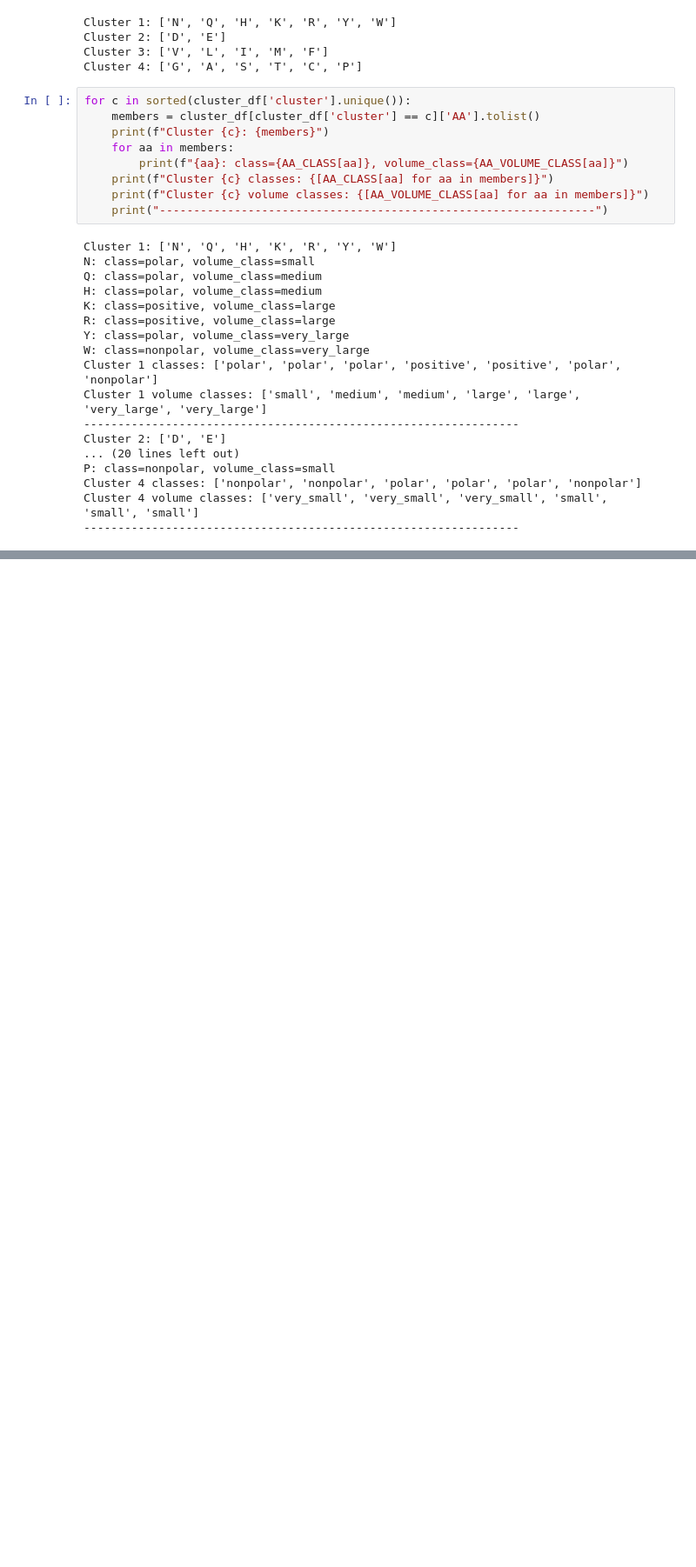
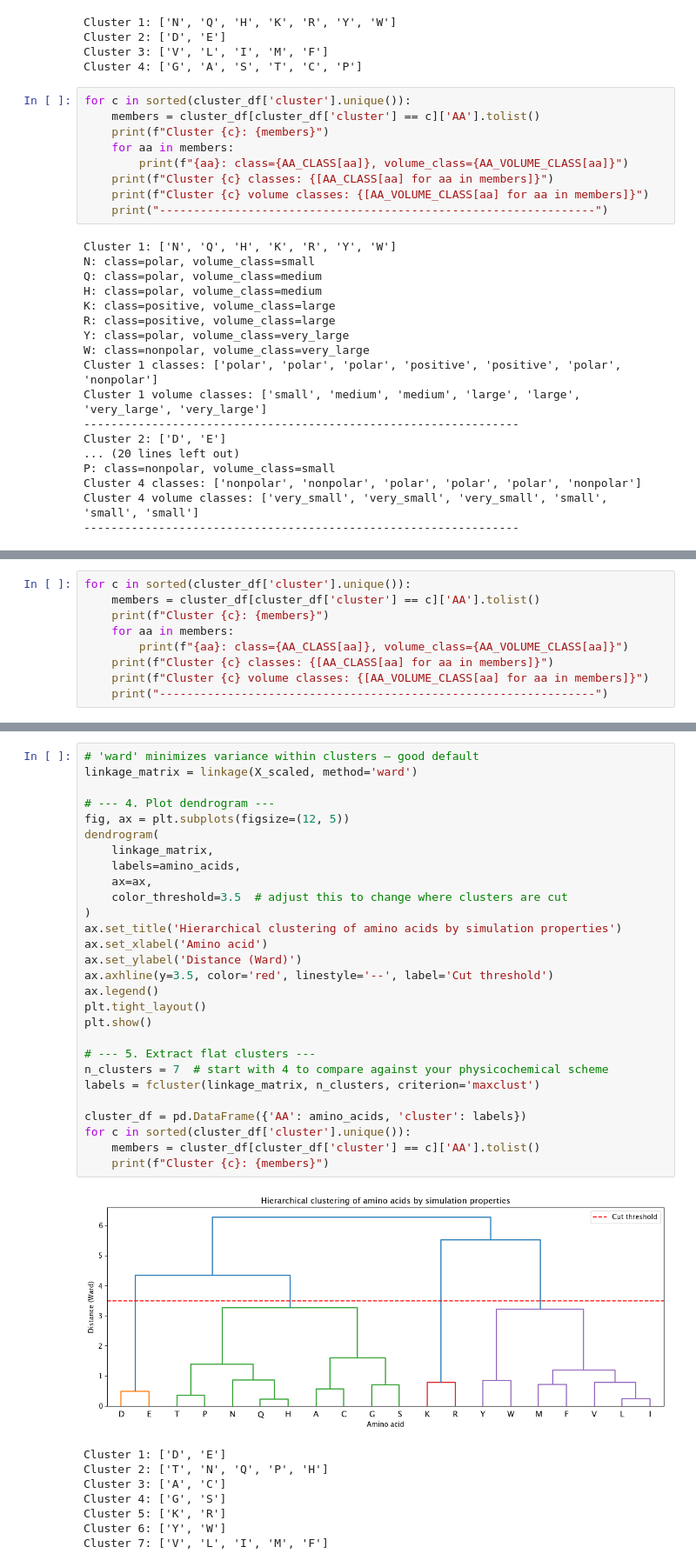
Before and after one commit to ivaidya11/cDNAtlasProject, a Jupyter notebook: notebooks/07_clustering.ipynb, the cells around one changed output, grey strips where cells are left out. Shown at 87% size. Cells and saved outputs as stored; diff of their text form; blank space fills up the shorter version.

```diff
--- a/notebooks/07_clustering.ipynb
+++ b/notebooks/07_clustering.ipynb
@@ -163,0 +274,9 @@ Cluster 4 volume classes: ['very_small', 'very_small', 'very_small', 'small', 's
+# %%
+for c in sorted(cluster_df['cluster'].unique()):
+    members = cluster_df[cluster_df['cluster'] == c]['AA'].tolist()
+    print(f"Cluster {c}: {members}")
+    for aa in members:
+        print(f"{aa}: class={AA_CLASS[aa]}, volume_class={AA_VOLUME_CLASS[aa]}")
+    print(f"Cluster {c} classes: {[AA_CLASS[aa] for aa in members]}")
+    print(f"Cluster {c} volume classes: {[AA_VOLUME_CLASS[aa] for aa in members]}")
+    print("----------------------------------------------------------------")
@@ -163,0 +310,37 @@ Cluster 4 volume classes: ['very_small', 'very_small', 'very_small', 'small', 's
+# %%
+# 'ward' minimizes variance within clusters — good default
+linkage_matrix = linkage(X_scaled, method='ward')
+
+# --- 4. Plot dendrogram ---
+fig, ax = plt.subplots(figsize=(12, 5))
+dendrogram(
+    linkage_matrix,
+    labels=amino_acids,
+    ax=ax,
+    color_threshold=3.5  # adjust this to change where clusters are cut
+)
+ax.set_title('Hierarchical clustering of amino acids by simulation properties')
+ax.set_xlabel('Amino acid')
+ax.set_ylabel('Distance (Ward)')
+ax.axhline(y=3.5, color='red', linestyle='--', label='Cut threshold')
+ax.legend()
+plt.tight_layout()
+plt.show()
+
+# --- 5. Extract flat clusters ---
+n_clusters = 7  # start with 4 to compare against your physicochemical scheme
+labels = fcluster(linkage_matrix, n_clusters, criterion='maxclust')
+
+cluster_df = pd.DataFrame({'AA': amino_acids, 'cluster': labels})
+for c in sorted(cluster_df['cluster'].unique()):
+    members = cluster_df[cluster_df['cluster'] == c]['AA'].tolist()
+    print(f"Cluster {c}: {members}")
+# %% [output]
+[figure, added]
+Cluster 1: ['D', 'E']
+Cluster 2: ['T', 'N', 'Q', 'P', 'H']
+Cluster 3: ['A', 'C']
+Cluster 4: ['G', 'S']
+Cluster 5: ['K', 'R']
+Cluster 6: ['Y', 'W']
+Cluster 7: ['V', 'L', 'I', 'M', 'F']
```
Also changed, not shown: parts of 10 cells of this notebook, 10 other files.
